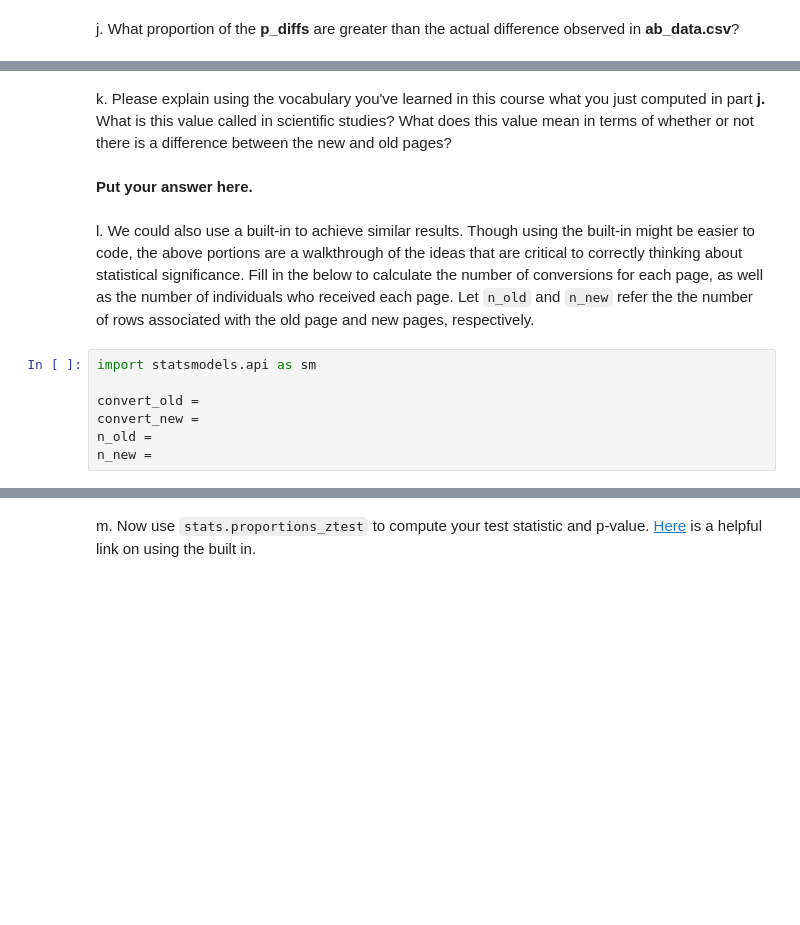
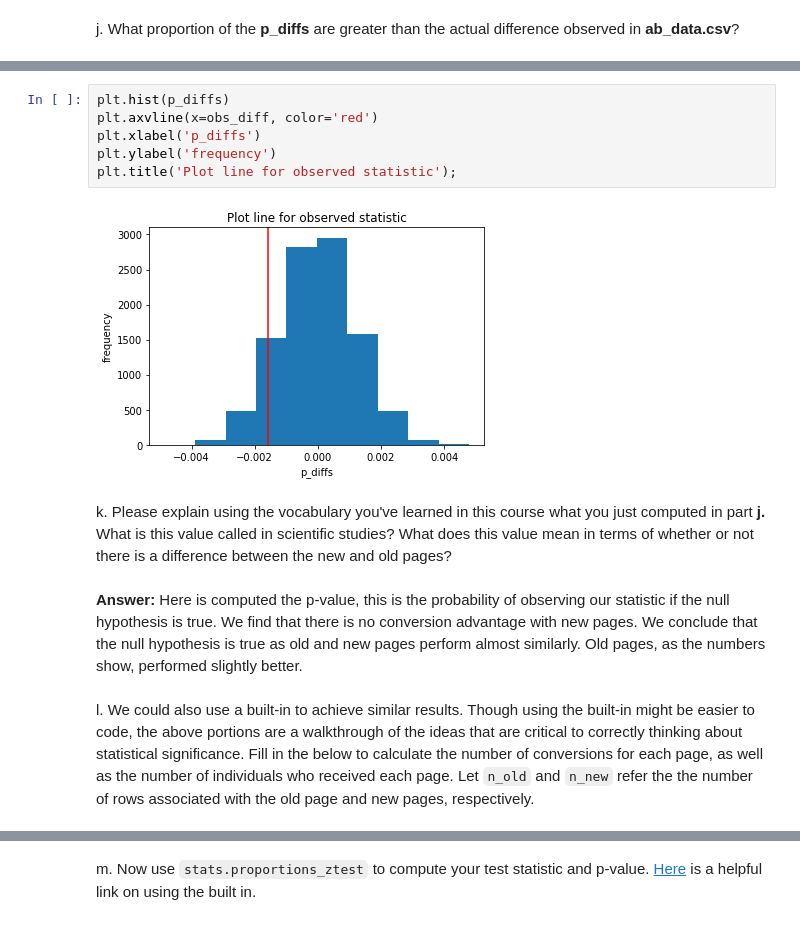
Before and after one commit to Phomint/Udacity_DataAnalysis, a Jupyter notebook: Projects/Project_3/Analyze_ab_test_results_notebook.ipynb, the cells around one changed output, grey strips where cells are left out. Saved outputs shown, nothing was run; the diff lists cells and outputs as text; blank space fills up the shorter version.

```diff
--- a/Projects/Project_3/Analyze_ab_test_results_notebook.ipynb
+++ b/Projects/Project_3/Analyze_ab_test_results_notebook.ipynb
@@ -191,13 +247,16 @@ j. What proportion of the **p_diffs** are greater than the actual difference obs
+# %%
+plt.hist(p_diffs)
+plt.axvline(x=obs_diff, color='red')
+plt.xlabel('p_diffs')
+plt.ylabel('frequency')
+plt.title('Plot line for observed statistic');
+# %% [output]
+[figure, added]
 # %% [markdown]
 k. Please explain using the vocabulary you've learned in this course what you just computed in part **j.**  What is this value called in scientific studies?  What does this value mean in terms of whether or not there is a difference between the new and old pages?
-# %% [markdown]
-**Put your answer here.**
+# %% [markdown]
+**Answer:**
+Here is computed the p-value, this is the probability of observing our statistic if the null hypothesis is true.
+We find that there is no conversion advantage with new pages. We conclude that the null hypothesis is true as old and new pages perform almost similarly. Old pages, as the numbers show, performed slightly better.
 # %% [markdown]
 l. We could also use a built-in to achieve similar results.  Though using the built-in might be easier to code, the above portions are a walkthrough of the ideas that are critical to correctly thinking about statistical significance. Fill in the below to calculate the number of conversions for each page, as well as the number of individuals who received each page. Let `n_old` and `n_new` refer the the number of rows associated with the old page and new pages, respectively.
-# %%
-import statsmodels.api as sm
-
-convert_old =
-convert_new =
-n_old =
-n_new =
```
Also changed, not shown: parts of 37 cells of this notebook.
